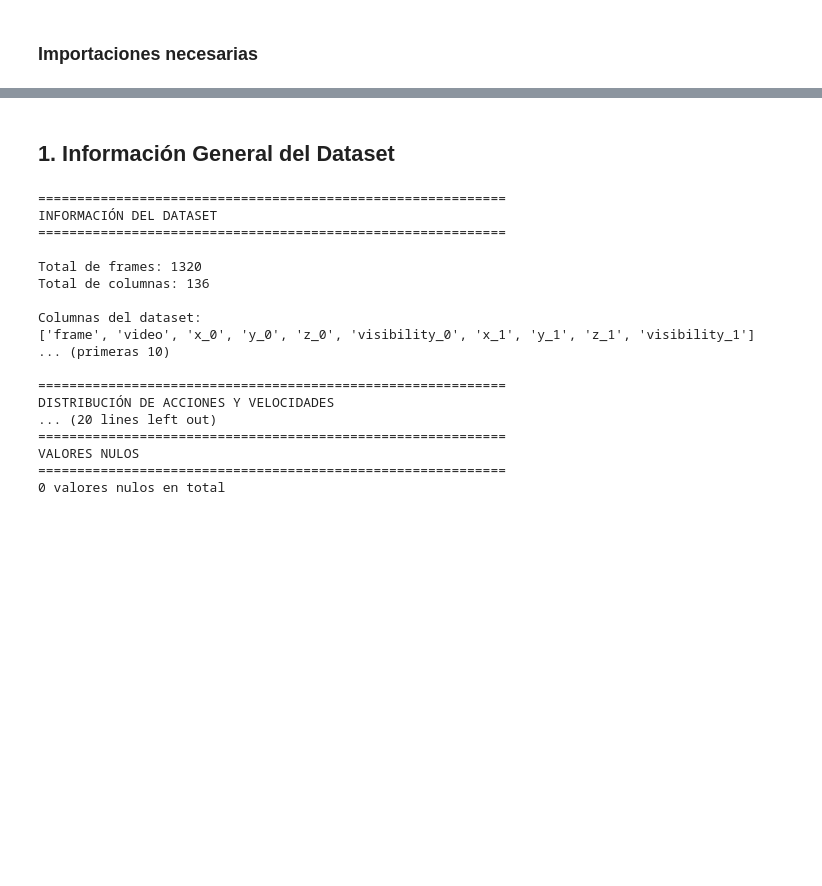
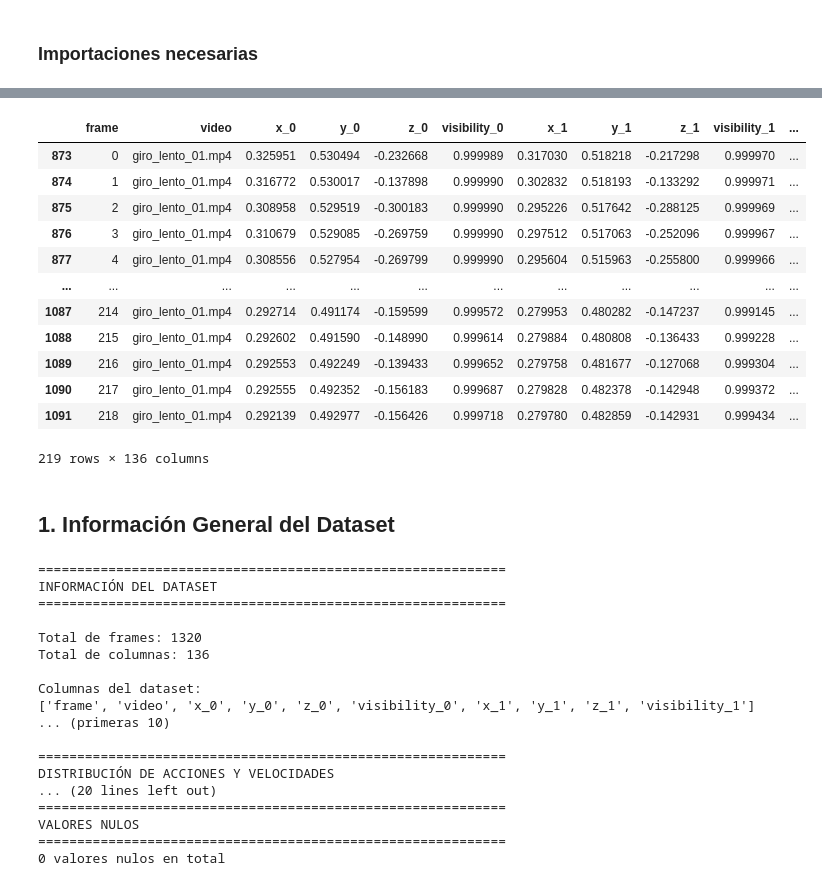
Before and after one commit to Geoffrey0pv/Human-movement-analysis-system-AI, a Jupyter notebook: Submission 1/notebooks/initial_eda.ipynb, the cells around one changed output, grey strips where cells are left out. Cells and saved outputs as stored; diff of their text form; code cells hidden in the pictures; blank space fills up the shorter version.

```diff
--- a/Submission 1/notebooks/initial_eda.ipynb
+++ b/Submission 1/notebooks/initial_eda.ipynb
@@ -9,6 +9,7 @@ import matplotlib.pyplot as plt
 df = pd.read_csv("movement_data.csv")
 print(f"Shape del dataset: {df.shape}")
 print(f"\nPrimeras filas:")
+pd.set_option('display.max_columns', None)
 df.head()
 # %% [output]
 Shape del dataset: (1320, 136)
@@ -24,3 +24,20 @@ Primeras filas:
+# %%
+df['action'].value_counts()
+df.loc[df['action'] == 'giro']
+# %% [output]
+|  | frame | video | x_0 | y_0 | z_0 | visibility_0 | x_1 | y_1 | z_1 | visibility_1 | ... |
+| 873 | 0 | giro_lento_01.mp4 | 0.325951 | 0.530494 | -0.232668 | 0.999989 | 0.317030 | 0.518218 | -0.217298 | 0.999970 | ... |
+| 874 | 1 | giro_lento_01.mp4 | 0.316772 | 0.530017 | -0.137898 | 0.999990 | 0.302832 | 0.518193 | -0.133292 | 0.999971 | ... |
+| 875 | 2 | giro_lento_01.mp4 | 0.308958 | 0.529519 | -0.300183 | 0.999990 | 0.295226 | 0.517642 | -0.288125 | 0.999969 | ... |
+| 876 | 3 | giro_lento_01.mp4 | 0.310679 | 0.529085 | -0.269759 | 0.999990 | 0.297512 | 0.517063 | -0.252096 | 0.999967 | ... |
+| 877 | 4 | giro_lento_01.mp4 | 0.308556 | 0.527954 | -0.269799 | 0.999990 | 0.295604 | 0.515963 | -0.255800 | 0.999966 | ... |
+| ... | ... | ... | ... | ... | ... | ... | ... | ... | ... | ... | ... |
+| 1087 | 214 | giro_lento_01.mp4 | 0.292714 | 0.491174 | -0.159599 | 0.999572 | 0.279953 | 0.480282 | -0.147237 | 0.999145 | ... |
+| 1088 | 215 | giro_lento_01.mp4 | 0.292602 | 0.491590 | -0.148990 | 0.999614 | 0.279884 | 0.480808 | -0.136433 | 0.999228 | ... |
+| 1089 | 216 | giro_lento_01.mp4 | 0.292553 | 0.492249 | -0.139433 | 0.999652 | 0.279758 | 0.481677 | -0.127068 | 0.999304 | ... |
+| 1090 | 217 | giro_lento_01.mp4 | 0.292555 | 0.492352 | -0.156183 | 0.999687 | 0.279828 | 0.482378 | -0.142948 | 0.999372 | ... |
+| 1091 | 218 | giro_lento_01.mp4 | 0.292139 | 0.492977 | -0.156426 | 0.999718 | 0.279780 | 0.482859 | -0.142931 | 0.999434 | ... |
+219 rows × 136 columns
 # %% [markdown]
 ## 1. Información General del Dataset
 # %%
```
Also changed, not shown: parts of 1 cell of this notebook, 9 other files.
